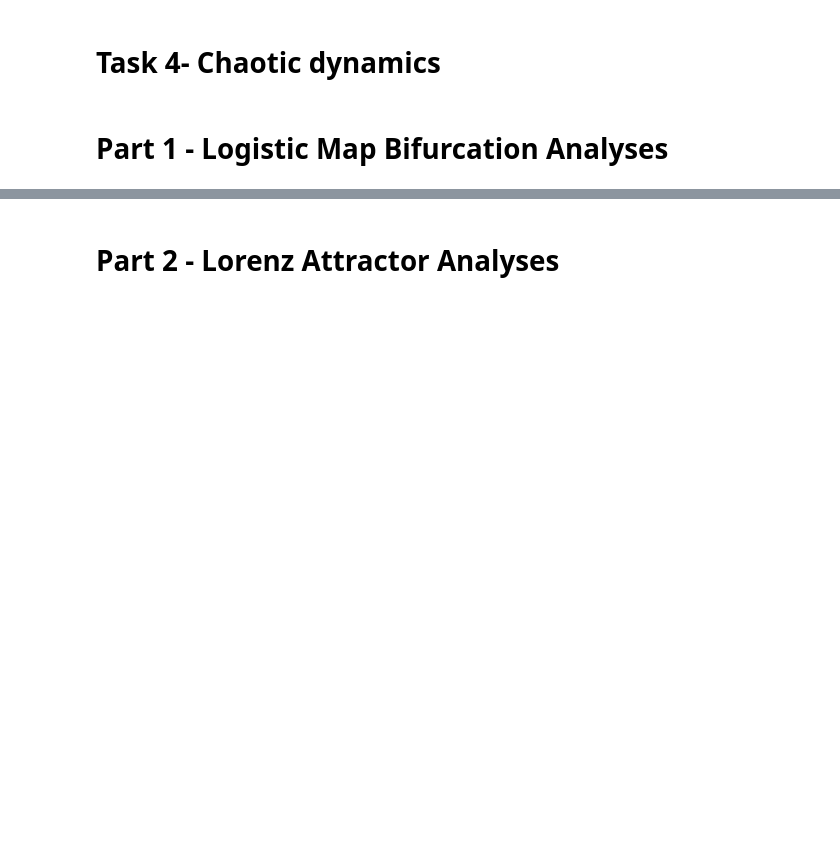
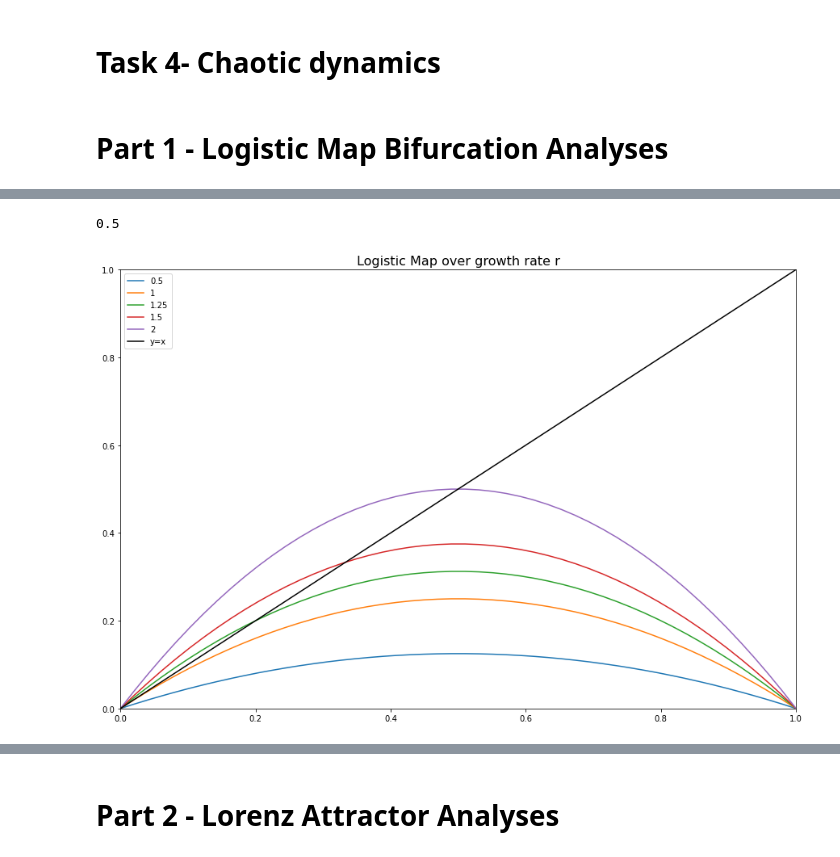
Before and after one commit to sonmikrafft-uni-MLCMS/ex3, a Jupyter notebook: task_4.ipynb, the cells around one changed output, grey strips where cells are left out. Cells and saved outputs as stored; diff of their text form; code cells hidden in the pictures; blank space fills up the shorter version.

```diff
--- a/task_4.ipynb
+++ b/task_4.ipynb
@@ -19,3 +17,9 @@ plot_logistic_map_orbit(T, r_values, orbit_r1, orbit_r2, orbit_r3, orbit_r4)
+# %%
+r_values = [0.5, 1, 1.25, 1.5,2]
+plot_logistic_map(r_values)
+# %% [output]
+0.5
+[figure, added]
 # %%
 plot_logistic_map_bifurcation(0,4,0.2,1000,100)
 # %% [output]
```
Also changed, not shown: parts of 6 cells of this notebook, 2 other files.
